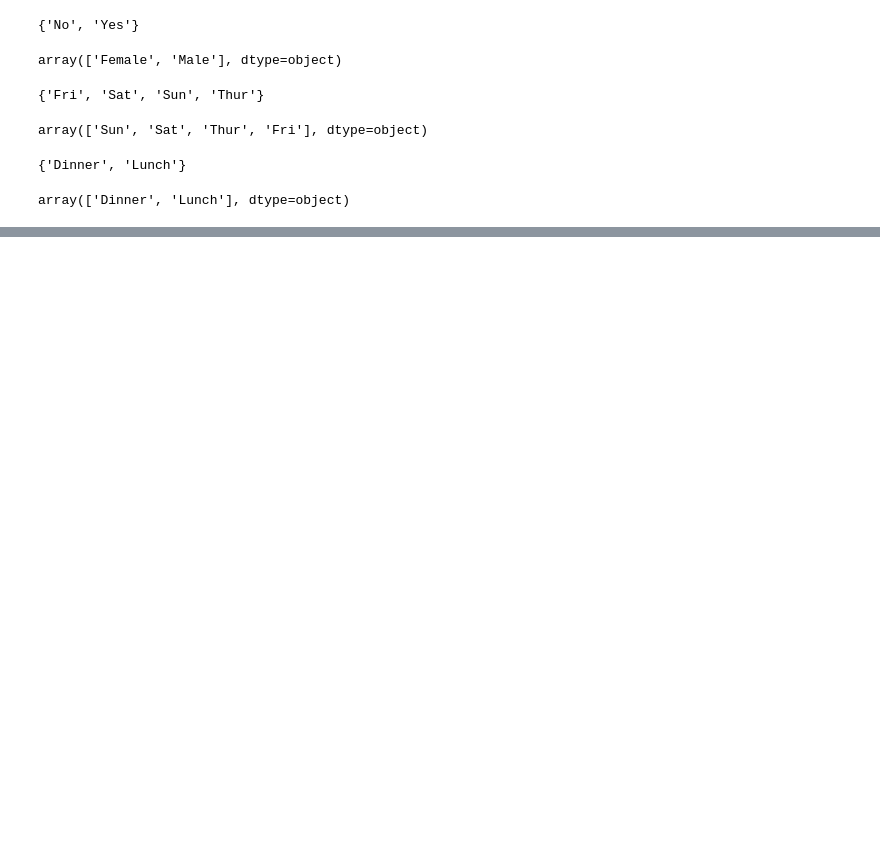
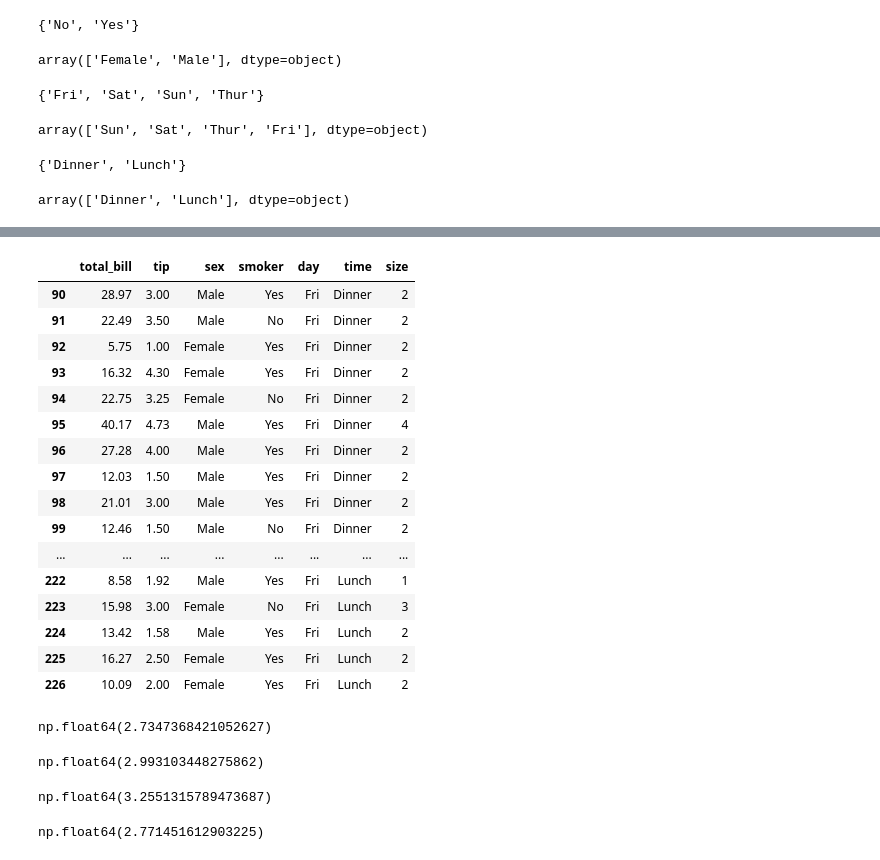
Before and after one commit to natarajan070815/GenAi_Program, a Jupyter notebook: eda.ipynb, the cells around one changed output, grey strips where cells are left out. Saved outputs shown, nothing was run; the diff lists cells and outputs as text; code cells hidden in the pictures; blank space fills up the shorter version.

```diff
--- a/eda.ipynb
+++ b/eda.ipynb
@@ -324,0 +596,24 @@ array(['Dinner', 'Lunch'], dtype=object)
+# %%
+friday
+# %% [output]
+|  | total_bill | tip | sex | smoker | day | time | size |
+| 90 | 28.97 | 3.00 | Male | Yes | Fri | Dinner | 2 |
+| 91 | 22.49 | 3.50 | Male | No | Fri | Dinner | 2 |
+| 92 | 5.75 | 1.00 | Female | Yes | Fri | Dinner | 2 |
+| 93 | 16.32 | 4.30 | Female | Yes | Fri | Dinner | 2 |
+| 94 | 22.75 | 3.25 | Female | No | Fri | Dinner | 2 |
+| 95 | 40.17 | 4.73 | Male | Yes | Fri | Dinner | 4 |
+| 96 | 27.28 | 4.00 | Male | Yes | Fri | Dinner | 2 |
+| 97 | 12.03 | 1.50 | Male | Yes | Fri | Dinner | 2 |
+| 98 | 21.01 | 3.00 | Male | Yes | Fri | Dinner | 2 |
+| 99 | 12.46 | 1.50 | Male | No | Fri | Dinner | 2 |
+| ... | ... | ... | ... | ... | ... | ... | ... |
+| 222 | 8.58 | 1.92 | Male | Yes | Fri | Lunch | 1 |
+| 223 | 15.98 | 3.00 | Female | No | Fri | Lunch | 3 |
+| 224 | 13.42 | 1.58 | Male | Yes | Fri | Lunch | 2 |
+| 225 | 16.27 | 2.50 | Female | Yes | Fri | Lunch | 2 |
+| 226 | 10.09 | 2.00 | Female | Yes | Fri | Lunch | 2 |
+# %%
+friday['tip'].mean()
+# %% [output]
+np.float64(2.7347368421052627)
@@ -324,0 +622,14 @@ array(['Dinner', 'Lunch'], dtype=object)
+# %%
+saturday['tip'].mean()
+# %% [output]
+np.float64(2.993103448275862)
+# %%
+sunday=df[df['day']=='Sun']
+sunday['tip'].mean()
+# %% [output]
+np.float64(3.2551315789473687)
+# %%
+thursday=df[df['day']=='Thur']
+thursday['tip'].mean()
+# %% [output]
+np.float64(2.771451612903225)
```
Also changed, not shown: parts of 33 cells of this notebook.
